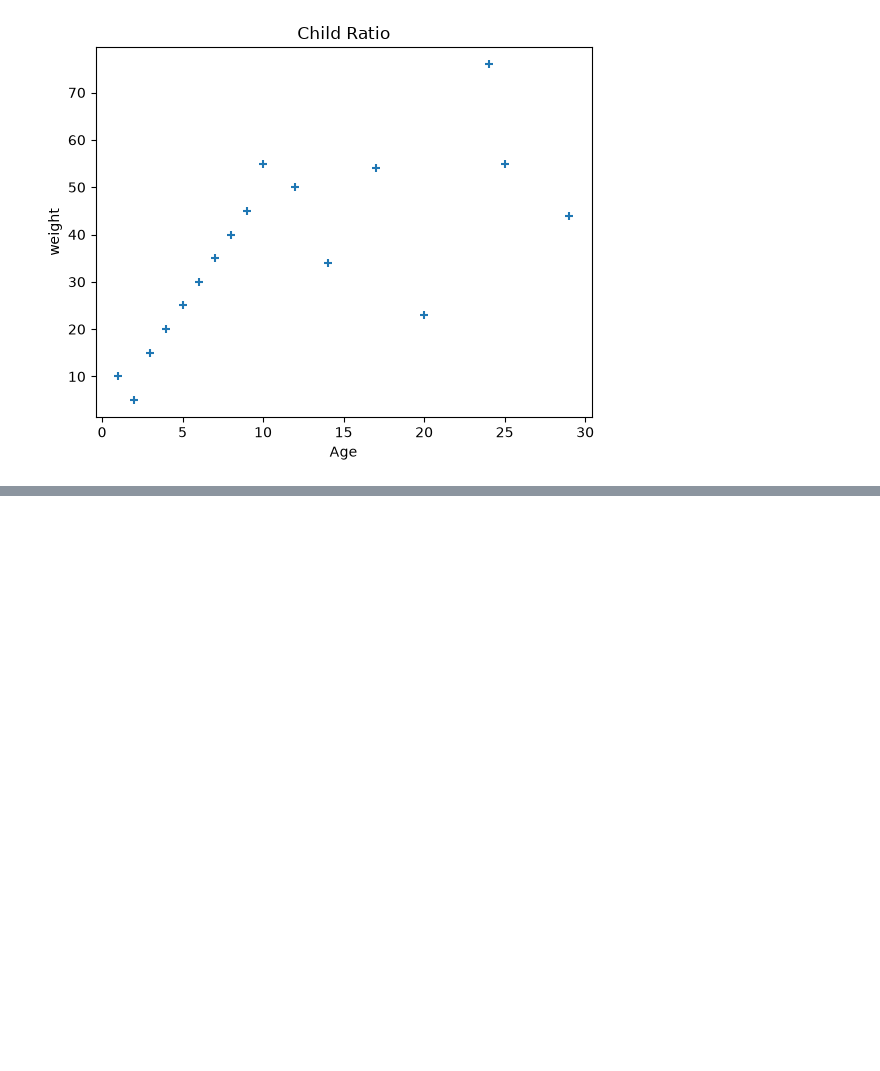
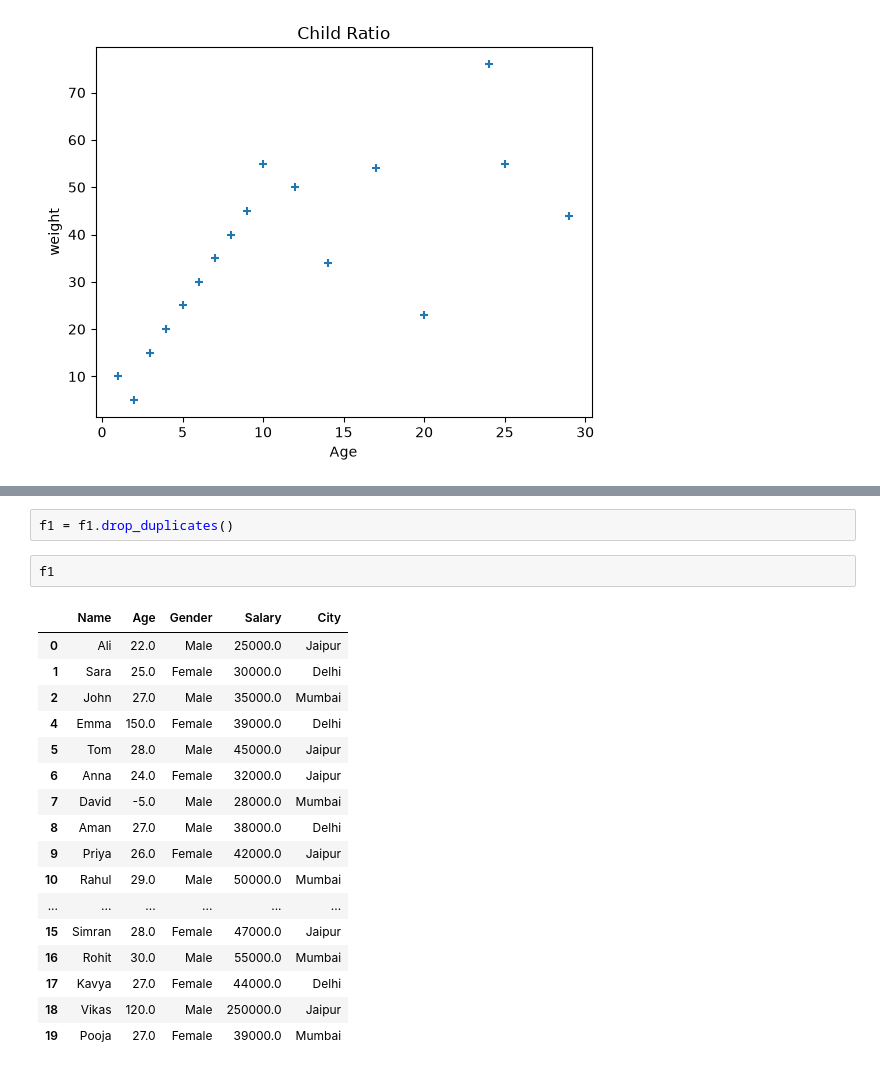
Before and after one commit to bhrantiknagar/Data-Science, a Jupyter notebook: Day_9.ipynb, the cells around one changed output, grey strips where cells are left out. Drawn from its saved outputs; the diff is of its cells as text; blank space fills up the shorter version.

```diff
--- a/Day_9.ipynb
+++ b/Day_9.ipynb
@@ -152,0 +327,22 @@ das.show()
+# %%
+f1 = f1.drop_duplicates()
+# %%
+f1
+# %% [output]
+|  | Name | Age | Gender | Salary | City |
+| 0 | Ali | 22.0 | Male | 25000.0 | Jaipur |
+| 1 | Sara | 25.0 | Female | 30000.0 | Delhi |
+| 2 | John | 27.0 | Male | 35000.0 | Mumbai |
+| 4 | Emma | 150.0 | Female | 39000.0 | Delhi |
+| 5 | Tom | 28.0 | Male | 45000.0 | Jaipur |
+| 6 | Anna | 24.0 | Female | 32000.0 | Jaipur |
+| 7 | David | -5.0 | Male | 28000.0 | Mumbai |
+| 8 | Aman | 27.0 | Male | 38000.0 | Delhi |
+| 9 | Priya | 26.0 | Female | 42000.0 | Jaipur |
+| 10 | Rahul | 29.0 | Male | 50000.0 | Mumbai |
+| ... | ... | ... | ... | ... | ... |
+| 15 | Simran | 28.0 | Female | 47000.0 | Jaipur |
+| 16 | Rohit | 30.0 | Male | 55000.0 | Mumbai |
+| 17 | Kavya | 27.0 | Female | 44000.0 | Delhi |
+| 18 | Vikas | 120.0 | Male | 250000.0 | Jaipur |
+| 19 | Pooja | 27.0 | Female | 39000.0 | Mumbai |
```
Also changed, not shown: parts of 24 cells of this notebook, 2 other files.
